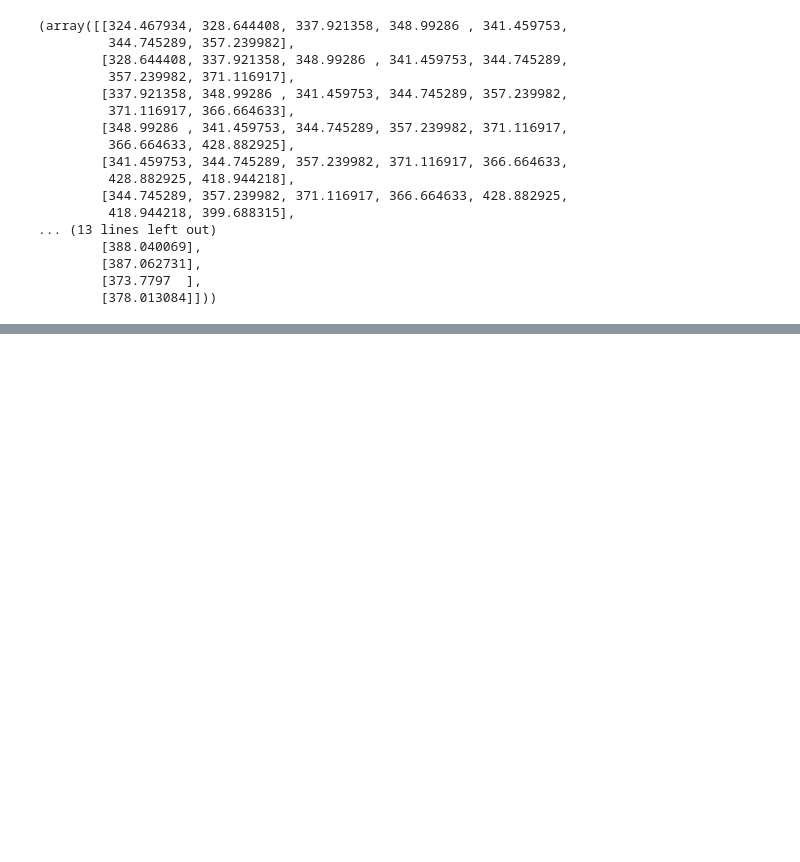
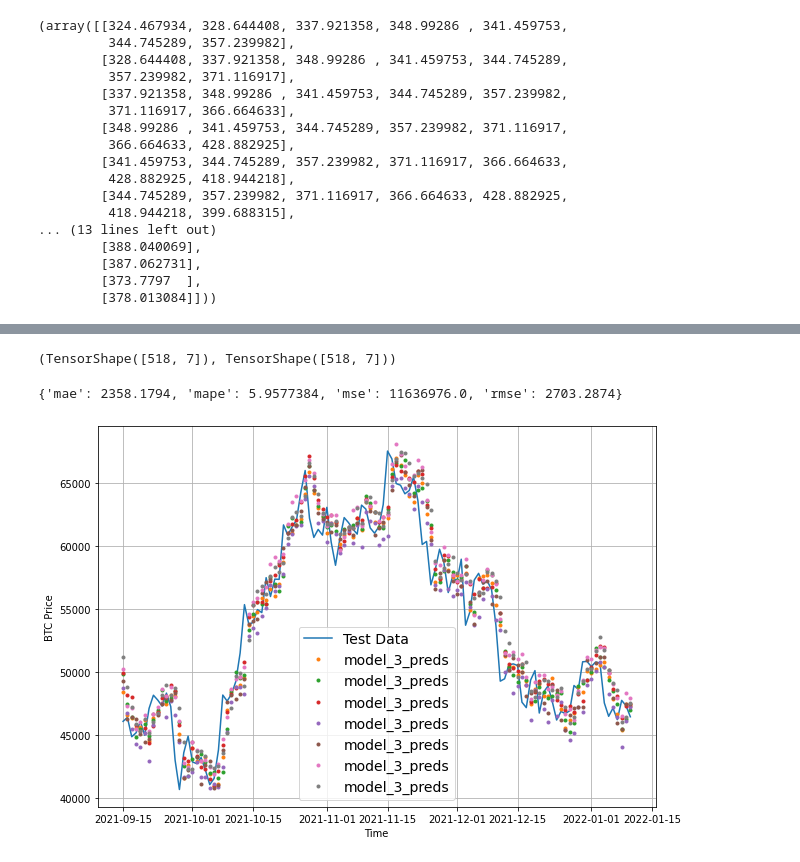
Before and after one commit to Victor1992/Bit_Predict_Regression, a Jupyter notebook: bit_predict_time_series_forecasting_with_tensorflow.ipynb, the cells around one changed output, grey strips where cells are left out. Cells and saved outputs as stored; diff of their text form; code cells hidden in the pictures; blank space fills up the shorter version.

```diff
--- a/bit_predict_time_series_forecasting_with_tensorflow.ipynb
+++ b/bit_predict_time_series_forecasting_with_tensorflow.ipynb
@@ -345,0 +735,4 @@ array([324.467934, 328.644408, 337.921358, 348.99286 , 341.459753,
+# %%
+# Loading and evaluation the best model
+model_3 = tf.keras.models.load_model("/content/model_experiments/model_3_dense")
+model_3.evaluate(test_windows, test_labels)
@@ -345,0 +742,21 @@ array([324.467934, 328.644408, 337.921358, 348.99286 , 341.459753,
+# %%
+# predictions
+model_3_preds = make_preds(model_3,test_windows)
+# %%
+(tf.squeeze(test_labels)).shape, (tf.squeeze(model_3_preds)).shape
+# %% [output]
+(TensorShape([518, 7]), TensorShape([518, 7]))
+# %%
+model_3_results = evaluate_preds(y_true=tf.squeeze(test_labels),y_pred= tf.squeeze(model_3_preds))
+model_3_results
+# %% [output]
+{'mae': 2358.1794, 'mape': 5.9577384, 'mse': 11636976.0, 'rmse': 2703.2874}
+# %%
+# Plot to compare the results
+offset = 400
+plt.figure(figsize=(10,7))
+
+plot_time_series(timestamps=X_test[-len(test_windows):], values=test_labels[:,0], format="-",start=offset, label="Test Data")
+plot_time_series(timestamps=X_test[-len(test_windows):], values=model_3_preds, start=offset,  label="model_3_preds")
+# %% [output]
+[figure, added]
```
Also changed, not shown: parts of 55 cells of this notebook.
